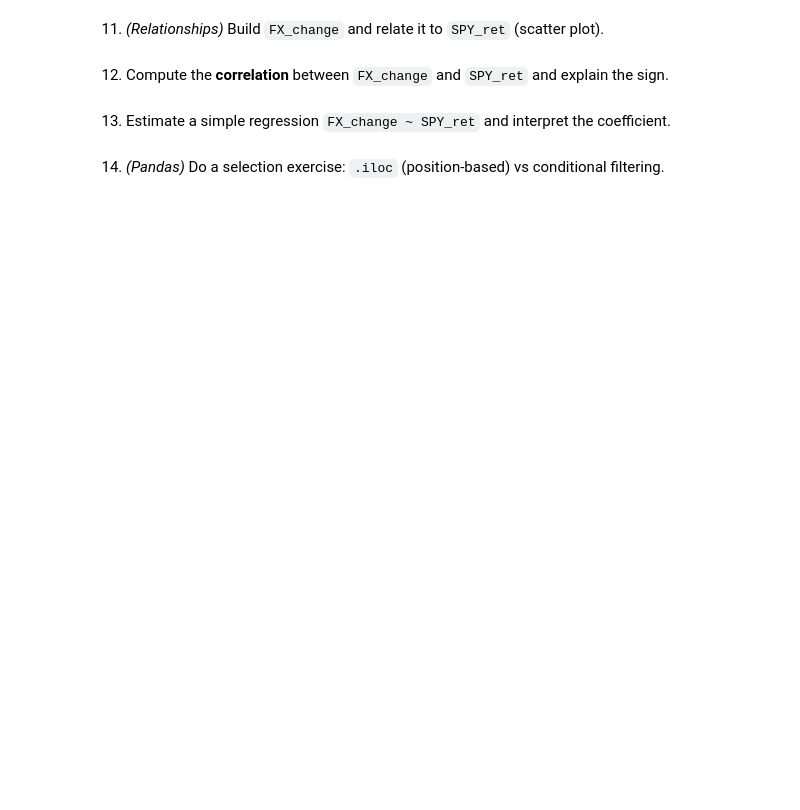
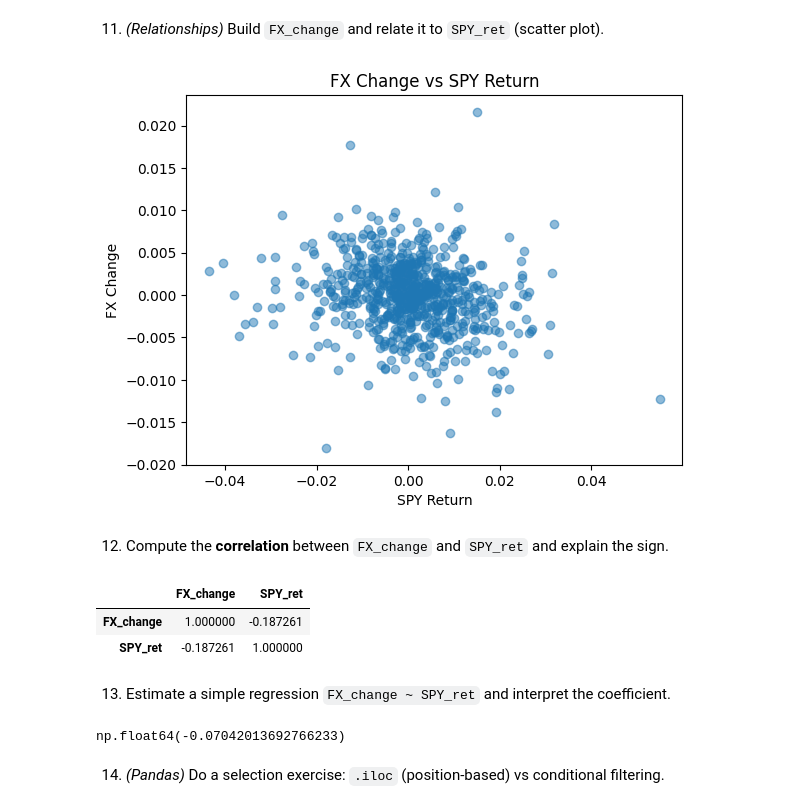
Before and after one commit to anzonyquispe/Python-for-Finance, a Jupyter notebook: homeworks/Assignment_3/group_4_ass_3_2026/Assignment_3_part1.ipynb, the cells around one changed output. Drawn from its saved outputs; the diff is of its cells as text; code cells hidden in the pictures; blank space fills up the shorter version.

```diff
--- a/homeworks/Assignment_3/group_4_ass_3_2026/Assignment_3_part1.ipynb
+++ b/homeworks/Assignment_3/group_4_ass_3_2026/Assignment_3_part1.ipynb
@@ -182,8 +271,41 @@ plt.show()
 # %% [markdown]
 11. *(Relationships)* Build `FX_change` and relate it to `SPY_ret` (scatter plot).
+# %%
+fx_change = bcrp_wide["fx_interbank"].pct_change()
+
+spy_ret = (
+    yf_data[yf_data["ticker"]=="SPY"]
+    .set_index("date")["ret"]
+)
+
+df_rel = pd.concat([fx_change, spy_ret], axis=1).dropna()
+df_rel.columns = ["FX_change", "SPY_ret"]
+
+plt.scatter(df_rel["SPY_ret"], df_rel["FX_change"], alpha=0.5)
+plt.xlabel("SPY Return")
+plt.ylabel("FX Change")
+plt.title("FX Change vs SPY Return")
+plt.show()
+# %% [output]
+[figure, added]
 # %% [markdown]
 12. Compute the **correlation** between `FX_change` and `SPY_ret` and explain the sign.
+# %%
+df_rel.corr()
+#La correlación negativa confirma lo observado en el gráfico
+# %% [output]
+|  | FX_change | SPY_ret |
+| FX_change | 1.000000 | -0.187261 |
+| SPY_ret | -0.187261 | 1.000000 |
 # %% [markdown]
 13. Estimate a simple regression `FX_change ~ SPY_ret` and interpret the coefficient.
+# %%
+from scipy.stats import linregress
+reg = linregress(df_rel["SPY_ret"], df_rel["FX_change"])
+reg.slope
+
+#El coeficiente de la regresión es negativo, lo que indica que variaciones positivas en el SPY
+# %% [output]
+np.float64(-0.07042013692766233)
 # %% [markdown]
 14. *(Pandas)* Do a selection exercise: `.iloc` (position-based) vs conditional filtering.
```
Also changed, not shown: parts of 13 cells of this notebook.
